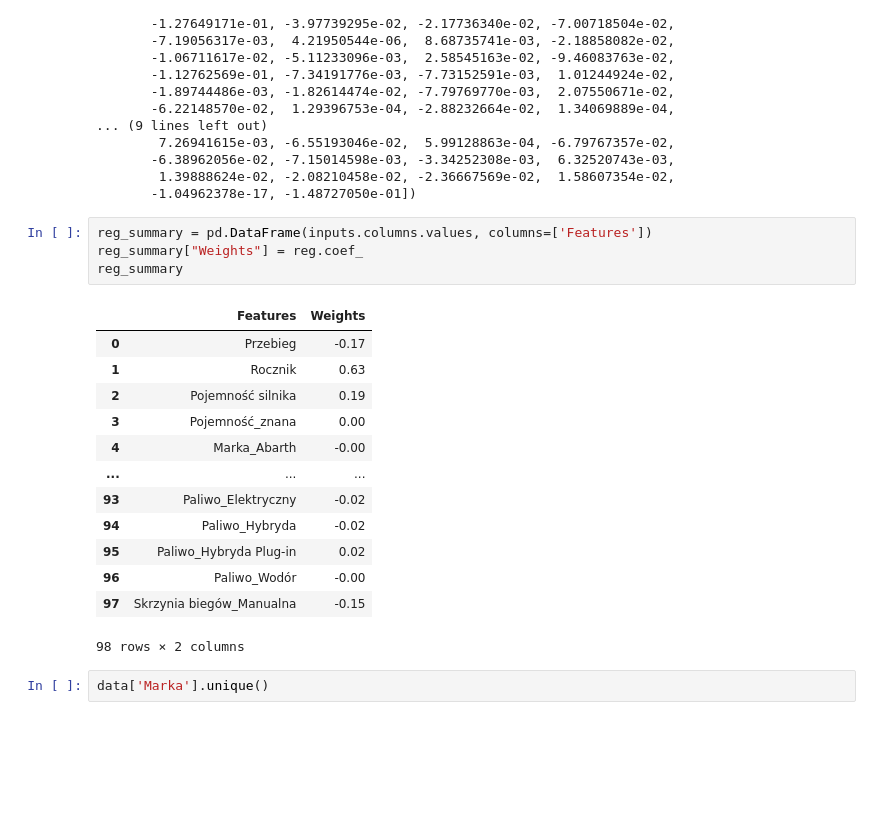
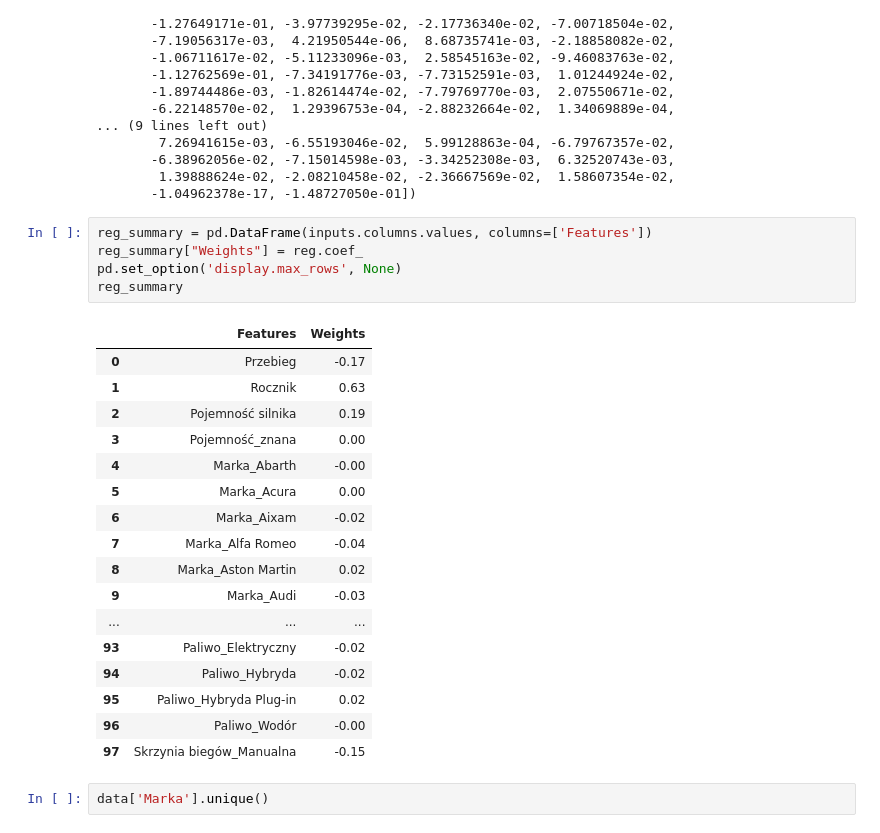
Before and after one commit to Maxik121/Otomoto-Data-Analysis, a Jupyter notebook: predictive_model.ipynb, the cells around one changed output. Saved outputs shown, nothing was run; the diff lists cells and outputs as text; blank space fills up the shorter version.

```diff
--- a/predictive_model.ipynb
+++ b/predictive_model.ipynb
@@ -375,21 +375,26 @@ array([-1.66155806e-01,  6.33702123e-01,  1.87061574e-01,  4.41416660e-03,
 # %%
 reg_summary = pd.DataFrame(inputs.columns.values, columns=['Features'])
 reg_summary["Weights"] = reg.coef_
+pd.set_option('display.max_rows', None)
 reg_summary
 # %% [output]
 |  | Features | Weights |
 | 0 | Przebieg | -0.17 |
 | 1 | Rocznik | 0.63 |
 | 2 | Pojemność silnika | 0.19 |
 | 3 | Pojemność_znana | 0.00 |
 | 4 | Marka_Abarth | -0.00 |
+| 5 | Marka_Acura | 0.00 |
+| 6 | Marka_Aixam | -0.02 |
+| 7 | Marka_Alfa Romeo | -0.04 |
+| 8 | Marka_Aston Martin | 0.02 |
+| 9 | Marka_Audi | -0.03 |
 | ... | ... | ... |
 | 93 | Paliwo_Elektryczny | -0.02 |
 | 94 | Paliwo_Hybryda | -0.02 |
 | 95 | Paliwo_Hybryda Plug-in | 0.02 |
 | 96 | Paliwo_Wodór | -0.00 |
 | 97 | Skrzynia biegów_Manualna | -0.15 |
-98 rows × 2 columns
 # %%
 data['Marka'].unique()
 # %% [output]
```
Also changed, not shown: parts of 12 cells of this notebook.
